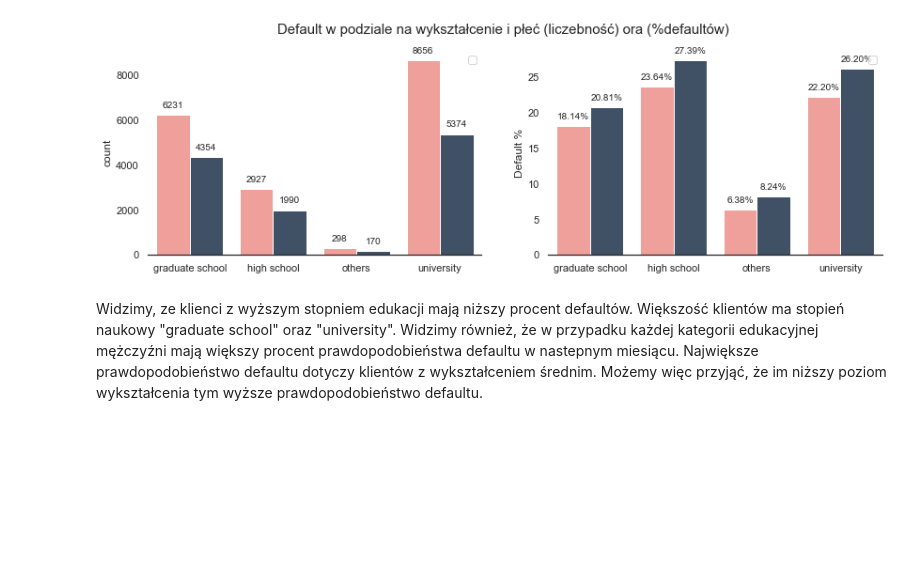
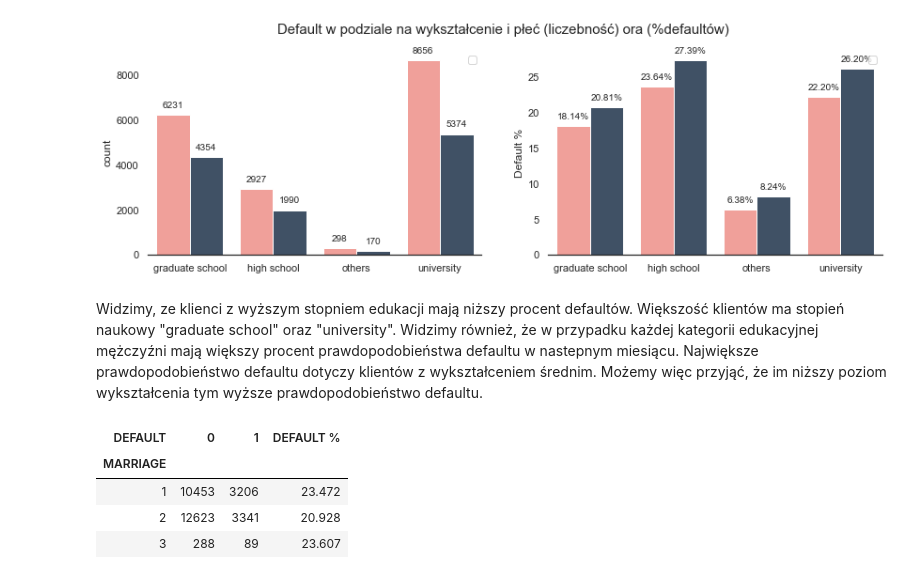
Before and after one commit to JakubPluta/Data-Science, a Jupyter notebook: Credit Approval/Credit Approvals.ipynb, the cells around one changed output. Drawn from its saved outputs; the diff is of its cells as text; code cells hidden in the pictures; blank space fills up the shorter version.

```diff
--- a/Credit Approval/Credit Approvals.ipynb
+++ b/Credit Approval/Credit Approvals.ipynb
@@ -408,3 +416,11 @@ plt.suptitle('Default w podziale na wykształcenie i płeć (liczebność) ora (
 [figure]
 # %% [markdown]
 Widzimy, ze klienci z wyższym stopniem edukacji mają niższy procent defaultów. Większość klientów ma stopień naukowy "graduate school" oraz "university". Widzimy również, że w przypadku każdej kategorii edukacyjnej mężczyźni mają większy procent prawdopodobieństwa defaultu w nastepnym miesiącu. Największe prawdopodobieństwo defaultu dotyczy klientów z wykształceniem średnim. Możemy więc przyjąć, że im niższy poziom wykształcenia tym wyższe prawdopodobieństwo defaultu.
+# %%
+cross_pct(c1='MARRIAGE', c2='DEFAULT')
+# %% [output]
+| DEFAULT | 0 | 1 | DEFAULT % |
+| MARRIAGE |  |  |  |
+| 1 | 10453 | 3206 | 23.472 |
+| 2 | 12623 | 3341 | 20.928 |
+| 3 | 288 | 89 | 23.607 |
```
Also changed, not shown: parts of 5 cells of this notebook.
